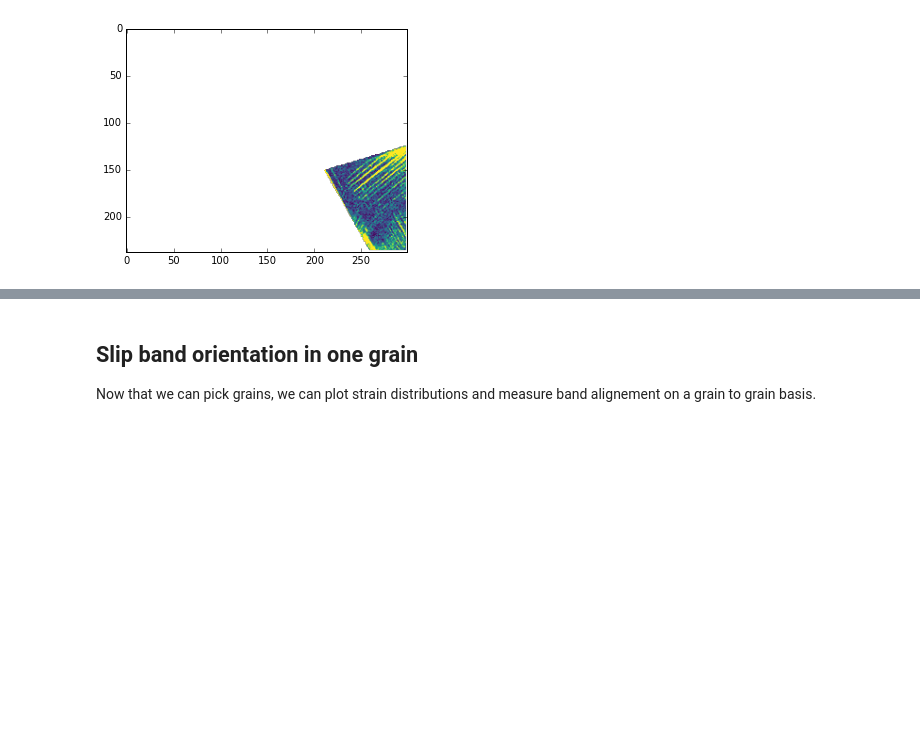
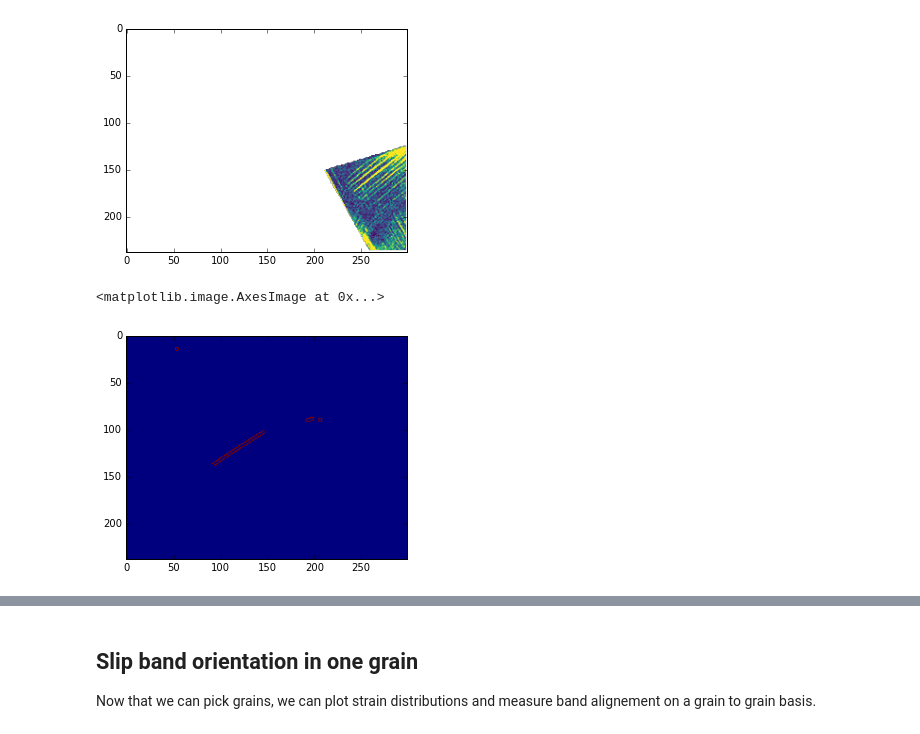
Before and after one commit to MechMicroMan/HRDIC, a Jupyter notebook: hrdic/HRDIC data analysis notebook.ipynb, the cells around one changed output, grey strips where cells are left out. Drawn from its saved outputs; the diff is of its cells as text; code cells hidden in the pictures; blank space fills up the shorter version.

```diff
--- a/hrdic/HRDIC data analysis notebook.ipynb
+++ b/hrdic/HRDIC data analysis notebook.ipynb
@@ -415,0 +439,5 @@ plt.imshow(z,vmax=0.025,cmap='viridis')
+# %%
+plt.imshow(canny(cropped,1))
+# %% [output]
+<matplotlib.image.AxesImage at 0x...>
+[figure, added]
```
Also changed, not shown: parts of 7 cells of this notebook, 1 other file.
